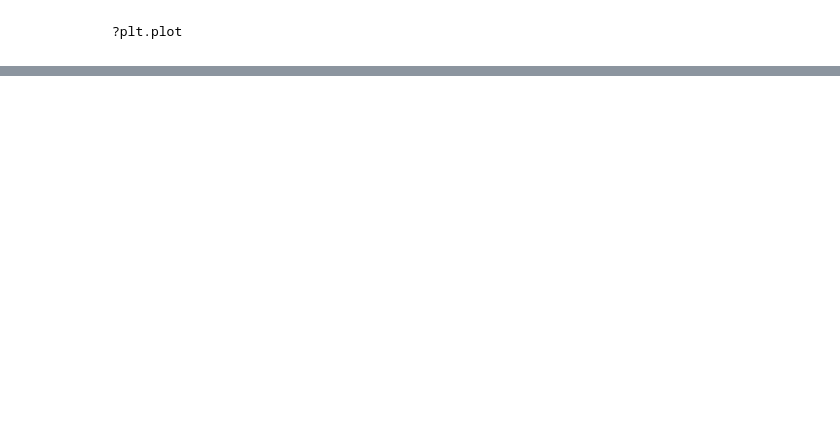
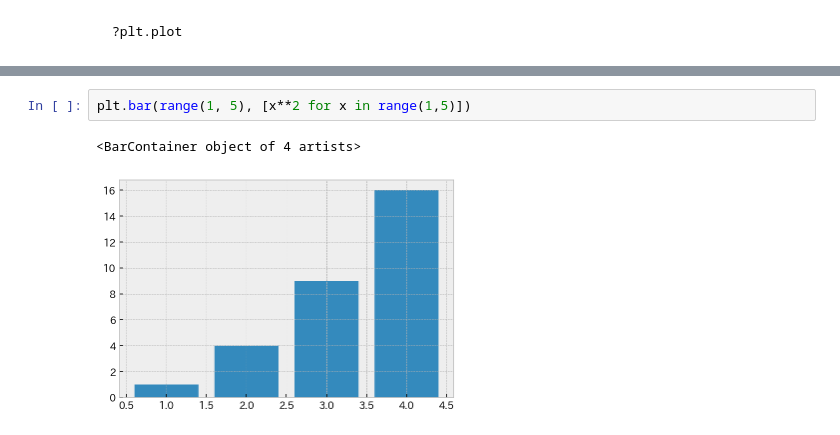
Before and after one commit to yukiohmiya/juno-site-packages, a Jupyter notebook: Introduction_to_Matplotlib.ipynb, the cells around one changed output, grey strips where cells are left out. Saved outputs shown, nothing was run; the diff lists cells and outputs as text; blank space fills up the shorter version.

```diff
--- a/Introduction_to_Matplotlib.ipynb
+++ b/Introduction_to_Matplotlib.ipynb
@@ -155,0 +163,5 @@ mpl.style.use
+# %%
+plt.bar(range(1, 5), [x**2 for x in range(1,5)])
+# %% [output]
+<BarContainer object of 4 artists>
+[figure, added]
```
Also changed, not shown: parts of 29 cells of this notebook, 1 other file.
